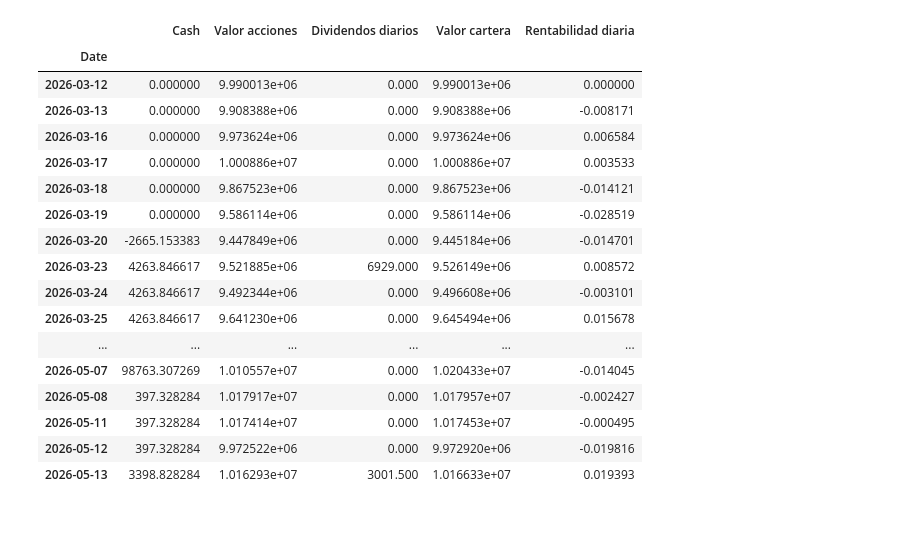
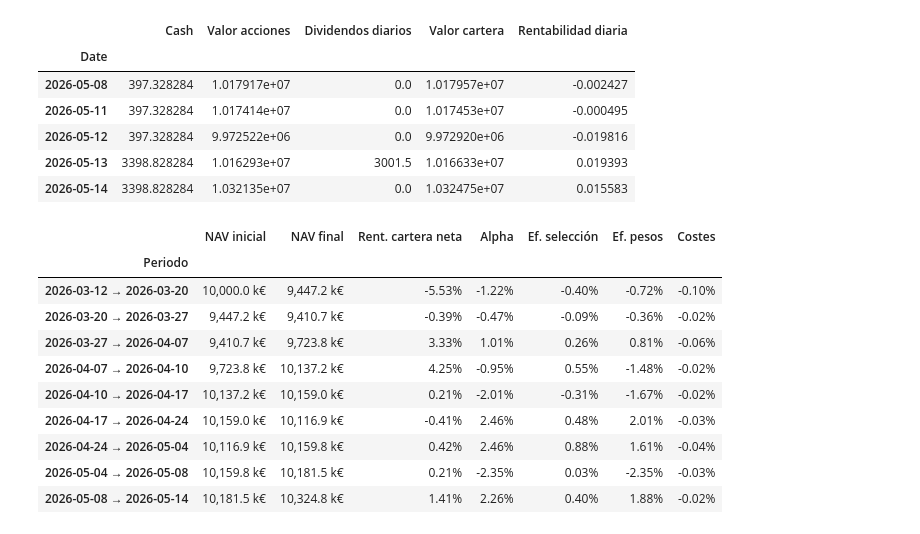
Before and after one commit to Javi-Puerta/Trabajo_gestion_cuantitativa, a Jupyter notebook: Monitoring/resultados_final.ipynb, the cells around one changed output. Cells and saved outputs as stored; diff of their text form; code cells hidden in the pictures.

```diff
--- a/Monitoring/resultados_final.ipynb
+++ b/Monitoring/resultados_final.ipynb
@@ -5,36 +5,46 @@ importlib.reload(auxfun)
 from auxfun import *
 # %%
 path = "..\\Envíos\\historico_operativa.xlsx"
-fecha_fin = "2026-05-13"
-historico_valor_cartera(path, fecha_fin, capital_inicial=10_000_000, hoja="Operativa", incluir_costes=True)
+fecha_fin = "2026-05-14"
+capital_inicial = 10_000_000
+universo_tickers = auxfun.get_eurostoxx50_tickers()
+
+hist = historico_valor_cartera(path, fecha_fin, capital_inicial=10_000_000, hoja="Operativa", incluir_costes=True)
+hist.tail()
 # %% [output]
 |  | Cash | Valor acciones | Dividendos diarios | Valor cartera | Rentabilidad diaria |
 | Date |  |  |  |  |  |
-| 2026-03-12 | 0.000000 | 9.990013e+06 | 0.000 | 9.990013e+06 | 0.000000 |
-| 2026-03-13 | 0.000000 | 9.908388e+06 | 0.000 | 9.908388e+06 | -0.008171 |
-| 2026-03-16 | 0.000000 | 9.973624e+06 | 0.000 | 9.973624e+06 | 0.006584 |
-| 2026-03-17 | 0.000000 | 1.000886e+07 | 0.000 | 1.000886e+07 | 0.003533 |
-| 2026-03-18 | 0.000000 | 9.867523e+06 | 0.000 | 9.867523e+06 | -0.014121 |
-| 2026-03-19 | 0.000000 | 9.586114e+06 | 0.000 | 9.586114e+06 | -0.028519 |
-| 2026-03-20 | -2665.153383 | 9.447849e+06 | 0.000 | 9.445184e+06 | -0.014701 |
-| 2026-03-23 | 4263.846617 | 9.521885e+06 | 6929.000 | 9.526149e+06 | 0.008572 |
-| 2026-03-24 | 4263.846617 | 9.492344e+06 | 0.000 | 9.496608e+06 | -0.003101 |
-| 2026-03-25 | 4263.846617 | 9.641230e+06 | 0.000 | 9.645494e+06 | 0.015678 |
-| ... | ... | ... | ... | ... | ... |
-| 2026-05-07 | 98763.307269 | 1.010557e+07 | 0.000 | 1.020433e+07 | -0.014045 |
-| 2026-05-08 | 397.328284 | 1.017917e+07 | 0.000 | 1.017957e+07 | -0.002427 |
-| 2026-05-11 | 397.328284 | 1.017414e+07 | 0.000 | 1.017453e+07 | -0.000495 |
-| 2026-05-12 | 397.328284 | 9.972522e+06 | 0.000 | 9.972920e+06 | -0.019816 |
-| 2026-05-13 | 3398.828284 | 1.016293e+07 | 3001.500 | 1.016633e+07 | 0.019393 |
+| 2026-05-08 | 397.328284 | 1.017917e+07 | 0.0 | 1.017957e+07 | -0.002427 |
+| 2026-05-11 | 397.328284 | 1.017414e+07 | 0.0 | 1.017453e+07 | -0.000495 |
+| 2026-05-12 | 397.328284 | 9.972522e+06 | 0.0 | 9.972920e+06 | -0.019816 |
+| 2026-05-13 | 3398.828284 | 1.016293e+07 | 3001.5 | 1.016633e+07 | 0.019393 |
+| 2026-05-14 | 3398.828284 | 1.032135e+07 | 0.0 | 1.032475e+07 | 0.015583 |
 # %%
-universo_tickers = get_eurostoxx50_tickers()
-semanal = auxfun.tabla_semanal_atribucion(
-    archivo=path,
-    universo_tickers=universo_tickers,
-    fecha_fin=fecha_fin,
-    capital_inicial=10_000_000
+res = auxfun.resultados_cartera_bmk(
+    archivo=path, universo_tickers=universo_tickers, fecha_fin=fecha_fin,
+    capital_inicial=capital_inicial, benchmark="^STOXX50E"
 )
 
-detalle_acumulado, final = auxfun.encadenar_atribucion(semanal)
-semanal_fmt, final_fmt = auxfun.formatear_atribucion(semanal, final)
+series_grafico = res["series"]
+semanal = res["semanal"]
+detalle_acumulado = res["detalle_acumulado"]
+final = res["final"]
+semanal_fmt = res["semanal_fmt"]
+final_fmt = res["final_fmt"]
+tabla_metricas = res["tabla_metricas"]
+tabla_metricas_fmt = res["tabla_metricas_fmt"]
+
+display(semanal_fmt)
+# %% [output]
+|  | NAV inicial | NAV final | Rent. cartera neta | Alpha | Ef. selección | Ef. pesos | Costes |
+| Periodo |  |  |  |  |  |  |  |
+| 2026-03-12 → 2026-03-20 | 10,000.0 k€ | 9,447.2 k€ | -5.53% | -1.22% | -0.40% | -0.72% | -0.10% |
+| 2026-03-20 → 2026-03-27 | 9,447.2 k€ | 9,410.7 k€ | -0.39% | -0.47% | -0.09% | -0.36% | -0.02% |
+| 2026-03-27 → 2026-04-07 | 9,410.7 k€ | 9,723.8 k€ | 3.33% | 1.01% | 0.26% | 0.81% | -0.06% |
+| 2026-04-07 → 2026-04-10 | 9,723.8 k€ | 10,137.2 k€ | 4.25% | -0.95% | 0.55% | -1.48% | -0.02% |
+| 2026-04-10 → 2026-04-17 | 10,137.2 k€ | 10,159.0 k€ | 0.21% | -2.01% | -0.31% | -1.67% | -0.02% |
+| 2026-04-17 → 2026-04-24 | 10,159.0 k€ | 10,116.9 k€ | -0.41% | 2.46% | 0.48% | 2.01% | -0.03% |
+| 2026-04-24 → 2026-05-04 | 10,116.9 k€ | 10,159.8 k€ | 0.42% | 2.46% | 0.88% | 1.61% | -0.04% |
+| 2026-05-04 → 2026-05-08 | 10,159.8 k€ | 10,181.5 k€ | 0.21% | -2.35% | 0.03% | -2.35% | -0.03% |
+| 2026-05-08 → 2026-05-14 | 10,181.5 k€ | 10,324.8 k€ | 1.41% | 2.26% | 0.40% | 1.88% | -0.02% |
 # %%
```
Also changed, not shown: parts of 7 cells of this notebook, 3 other files.
